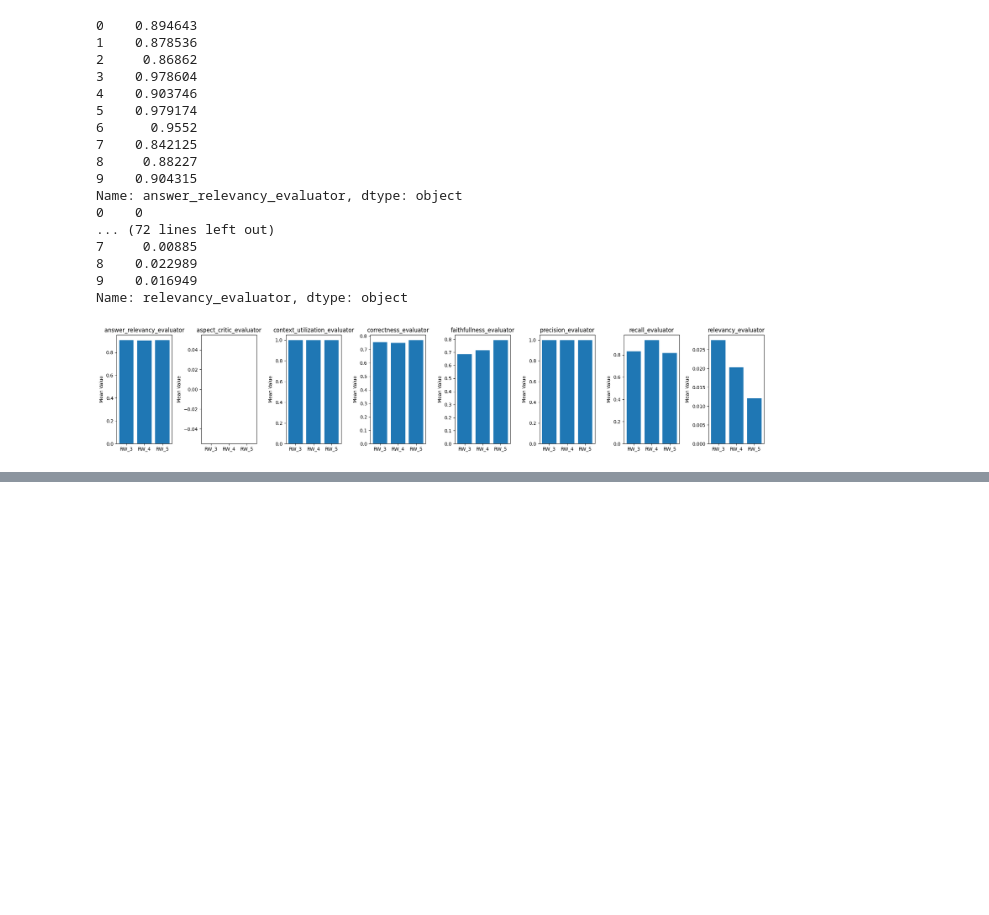
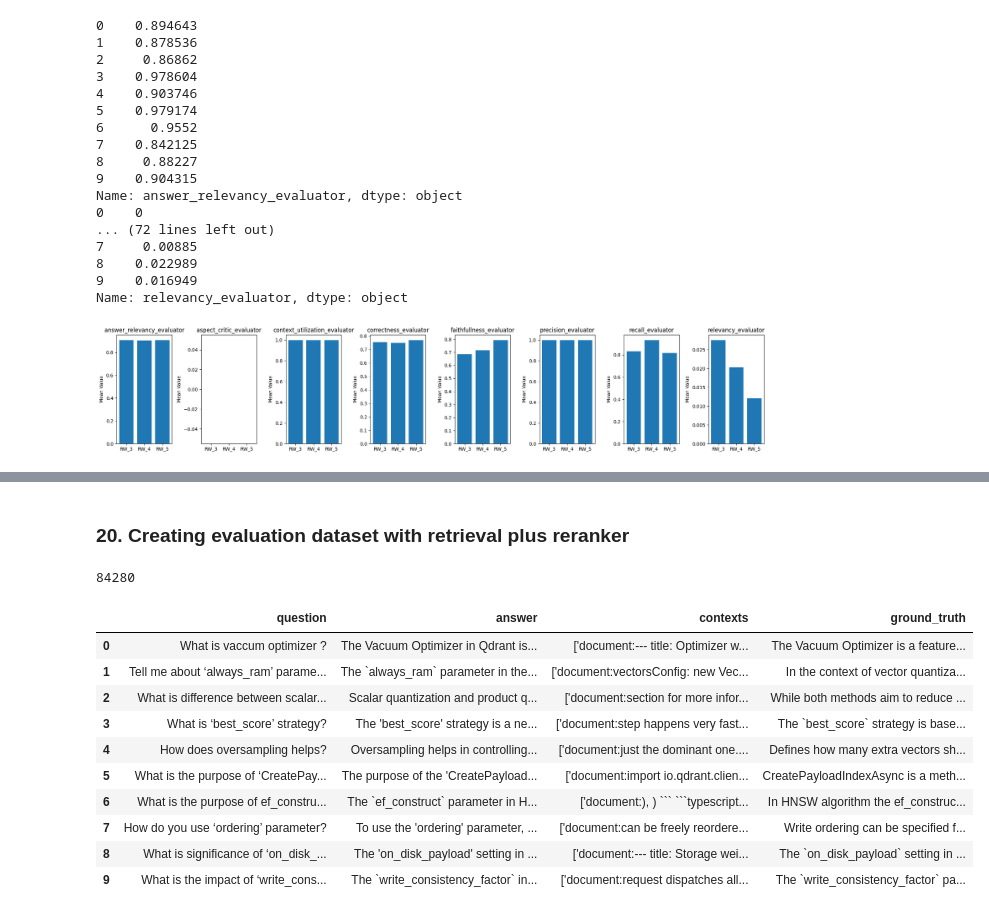
Before and after one commit to qdrant/qdrant-rag-eval, a Jupyter notebook: workshop-rag-eval-qdrant-ragas-haystack/notebook/naive_rag_eval_qdrant_ragas_haystack.ipynb, the cells around one changed output, grey strips where cells are left out. Cells and saved outputs as stored; diff of their text form; code cells hidden in the pictures; blank space fills up the shorter version.

````diff
--- a/workshop-rag-eval-qdrant-ragas-haystack/notebook/naive_rag_eval_qdrant_ragas_haystack.ipynb
+++ b/workshop-rag-eval-qdrant-ragas-haystack/notebook/naive_rag_eval_qdrant_ragas_haystack.ipynb
@@ -1010,0 +1146,2 @@ for res in search_result["reranker"]["documents"]:
+# %% [markdown]
+### **20. Creating evaluation dataset with retrieval plus reranker**
@@ -1010,0 +1168,25 @@ for res in search_result["reranker"]["documents"]:
+# %%
+#rag_response_data
+
+## The dataset used to evaluate RAG using RAGAS
+## Note this is the dataset needed for evaluation hence has to be recreated everytime changes to RAG config is made
+rag_response_dataset_512_4_reranked = Dataset.from_dict(rag_eval_dataset_512_4_reranked)
+## Saving the evaluation dataset offline
+rag_response_dataset_512_4_reranked.to_csv('rag_response_512_3_reranked.csv')
+# %% [output]
+84280
+# %%
+eval_dataset_512_4_reranked = pd.read_csv('rag_response_512_3_reranked.csv')
+eval_dataset_512_4_reranked.head(10)
+# %% [output]
+|  | question | answer | contexts | ground_truth |
+| 0 | What is vaccum optimizer ? | The Vacuum Optimizer in Qdrant is... | ['document:--- title: Optimizer w... | The Vacuum Optimizer is a feature... |
+| 1 | Tell me about ‘always_ram’ parame... | The `always_ram` parameter in the... | ['document:vectorsConfig: new Vec... | In the context of vector quantiza... |
+| 2 | What is difference between scalar... | Scalar quantization and product q... | ['document:section for more infor... | While both methods aim to reduce ... |
+| 3 | What is ‘best_score’ strategy? | The 'best_score' strategy is a ne... | ['document:step happens very fast... | The `best_score` strategy is base... |
+| 4 | How does oversampling helps? | Oversampling helps in controlling... | ['document:just the dominant one.... | Defines how many extra vectors sh... |
+| 5 | What is the purpose of ‘CreatePay... | The purpose of the 'CreatePayload... | ['document:import io.qdrant.clien... | CreatePayloadIndexAsync is a meth... |
+| 6 | What is the purpose of ef_constru... | The `ef_construct` parameter in H... | ['document:), ) ``` ```typescript... | In HNSW algorithm the ef_construc... |
+| 7 | How do you use ‘ordering’ parameter? | To use the 'ordering' parameter, ... | ['document:can be freely reordere... | Write ordering can be specified f... |
+| 8 | What is significance of ‘on_disk_... | The 'on_disk_payload' setting in ... | ['document:--- title: Storage wei... | The `on_disk_payload` setting in ... |
+| 9 | What is the impact of ‘write_cons... | The `write_consistency_factor` in... | ['document:request dispatches all... | The `write_consistency_factor` pa... |
````
Also changed, not shown: parts of 27 cells of this notebook, 6 other files.
